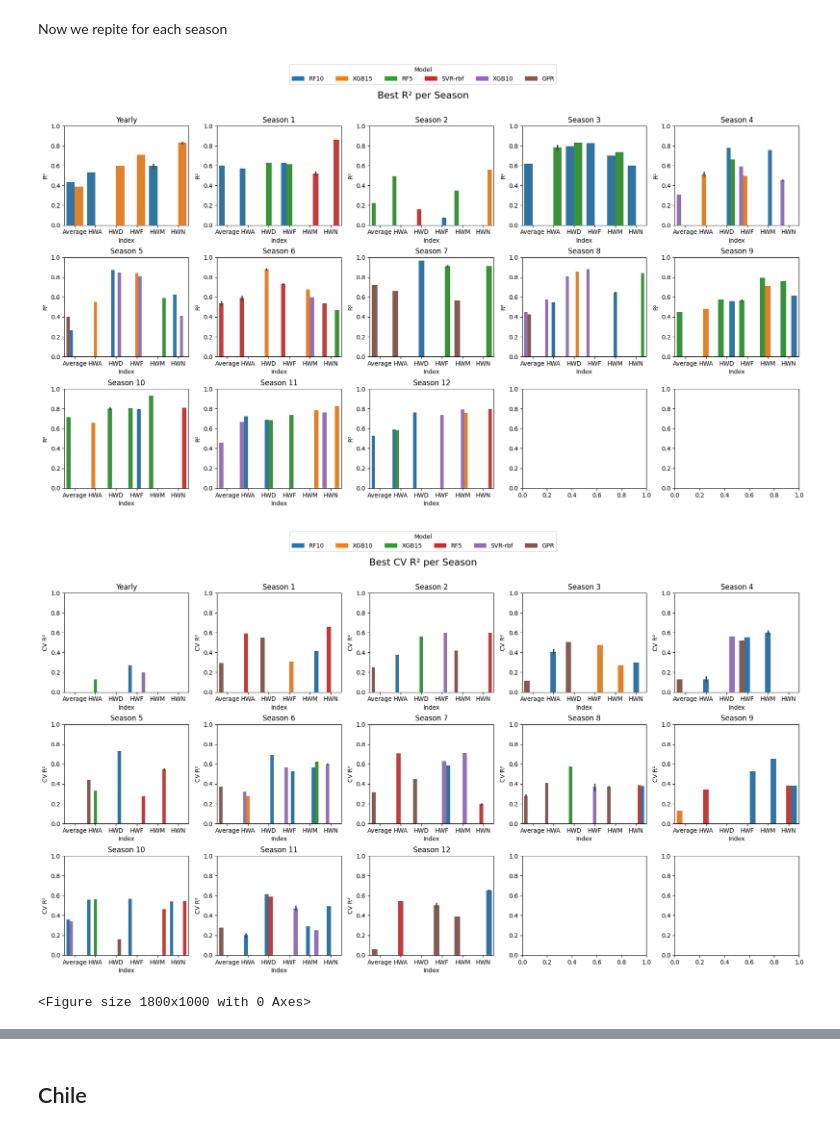
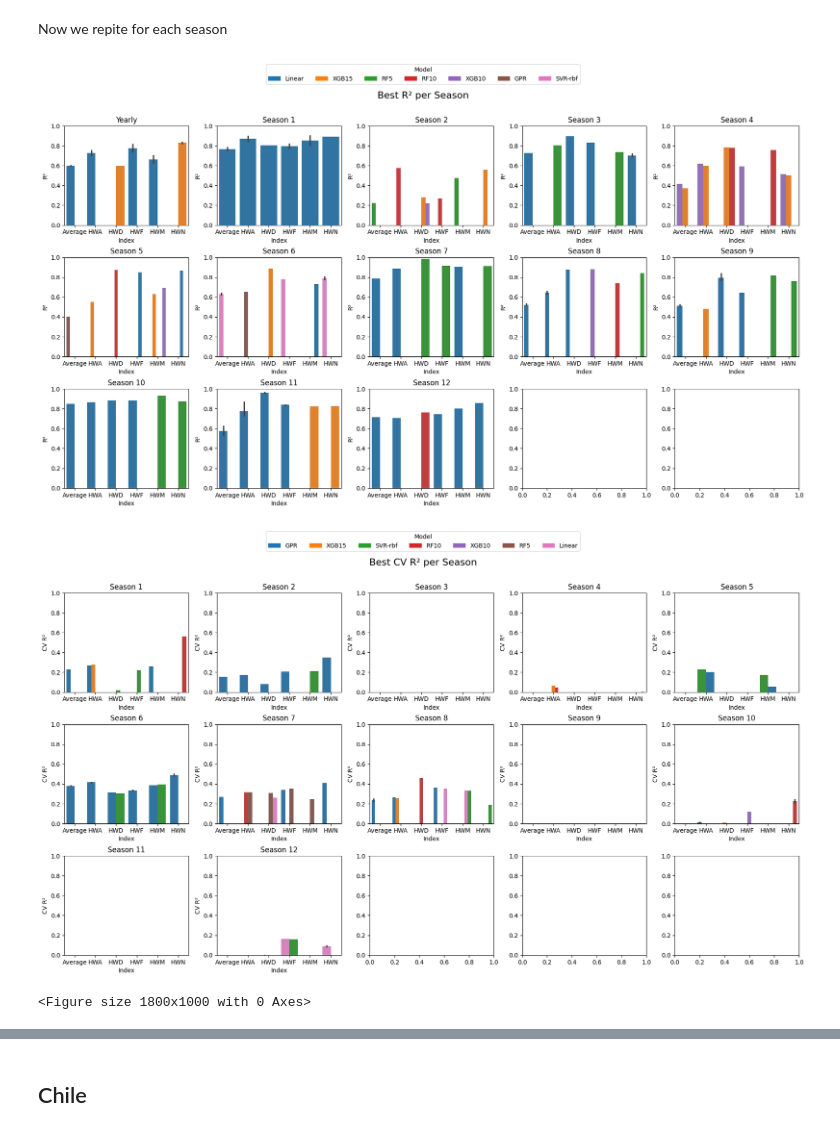
Before and after one commit to martinpavez/data, a Jupyter notebook: hw_extra/notebooks_prediction/prediction_results.ipynb, the cells around one changed output, grey strips where cells are left out. Saved outputs shown, nothing was run; the diff lists cells and outputs as text; code cells hidden in the pictures.

Commit message:
Corrected to CV=10 results

```diff
--- a/hw_extra/notebooks_prediction/prediction_results.ipynb
+++ b/hw_extra/notebooks_prediction/prediction_results.ipynb
@@ -15,7 +15,7 @@ import cartopy.feature as cfeature
 def summarize_best_results_by_index(results, metadata, metric="r2", stage="prediction", top_n=1):
 
     # Filter for prediction stage based on metric
-    prediction_results = results[(results["stage"] == stage) & (results["metric"] == metric)& (results["model"]!="Linear")]
+    prediction_results = results[(results["stage"] == stage) & (results["metric"] == metric)]
     #prediction_results = results[(results["stage"] == stage) & (results["metric"] == metric)]
 
 
@@ -23,13 +23,13 @@ def summarize_best_results_by_index(results, metadata, metric="r2", stage="predi
     best_results = prediction_results.set_index(["model", "season", "id_data"])[["HWN", "HWF", "HWD", "HWM", "HWA", "Average"]].stack().reset_index()
     best_results.columns = ["model", "season", "id_data", "index", "best_value"]
 
-    if metric in ["r2", "cv_r2"]:
+    if metric =="r2":
         best_results = best_results.groupby("index").apply(lambda x: x.nlargest(top_n, "best_value")).reset_index(drop=True)
     else:  # metric == "mape"
         best_results = best_results.groupby("index").apply(lambda x: x.nsmallest(top_n, "best_value")).reset_index(drop=True)
 
     # Get corresponding training values
-    if metric in ["r2", "mape"]:
+    if metric in ["r2", "mape"] and stage!="CV":
         training_results = results[(results["stage"] == "training") & (results["metric"] == metric) & results["id_data"].isin(best_results["id_data"])]
         training_results = training_results.set_index(["model", "season", "id_data"])[["HWN", "HWF", "HWD", "HWM", "HWA", "Average"]].stack().reset_index()
         training_results.columns = ["model", "season", "id_data", "index", "training_value"]
@@ -47,7 +47,7 @@ def summarize_best_results_by_index(results, metadata, metric="r2", stage="predi
 
     return summary
 
-def plot_best_results_per_season(df, metric, title):
+def plot_best_results_per_season(df, metric, stage, title):
     seasons = sorted(df["season"].unique())
 
     fig, axes = plt.subplots(3, 5, figsize=(18, 10))  # Adjust layout
@@ -74,8 +74,8 @@ def plot_best_results_per_season(df, metric, title):
         ax.set_xlabel("Index")
         ax.set_ylabel(metric)
         ax.legend().remove()  # Remove subplot legends
-        if "MAPE" in metric:
-            ax.set_ylim(bottom=0, top=0.5)
+        if "MAPE" in metric and "CV"==stage:
+            ax.set_ylim(bottom=-1, top=0)
         else:
             ax.set_ylim(bottom=0, top=1)
 
@@ -228,5 +226,7 @@ metadata
 # %%
-results = pd.read_csv(f"data/{region}_results/results.csv")
+results_sst = pd.read_csv(f"data/{region}_results/results_sst.csv")
+results_t2m = pd.read_csv(f"data/{region}_results/results.csv")
+results = pd.concat((results_sst,results_t2m))
 results
 # %% [output]
 |  | model | season | metric | stage | HWN | HWF | HWD | HWM | HWA | Average | id_data |
@@ -271,31 +272,35 @@ summary_cv_r2
 Now we repite for each season
 # %%
 cv_r2_seasons = {}
+cv_mape_seasons = {}
 r2_seasons = {}
 mape_seasons = {}
 for i in range(13):
     results_season = results[results["season"]==i]
-    cv_r2_seasons[i] = summarize_best_results_by_index(results_season, metadata, metric="cv_r2",stage="CV" , top_n=2)
+    cv_r2_seasons[i] = summarize_best_results_by_index(results_season, metadata, metric="r2",stage="CV" , top_n=2)
     r2_seasons[i] = summarize_best_results_by_index(results_season, metadata, metric="r2",stage="prediction", top_n=2)
     mape_seasons[i] = summarize_best_results_by_index(results_season, metadata, metric="mape",stage="prediction", top_n=2)
+    cv_mape_seasons[i] = summarize_best_results_by_index(results_season, metadata, metric="mape",stage="CV", top_n=2)
 
 cv_r2_seasons = pd.concat(list(cv_r2_seasons.values()))
+cv_mape_seasons = pd.concat(list(cv_mape_seasons.values()))
 r2_seasons = pd.concat(list(r2_seasons.values()))
 mape_seasons = pd.concat(list(mape_seasons.values()))
 print()
-r2_seasons[["model","season", "index", "best_value", "training_value", "top_n", "var_thresh", "var_temp"]].to_csv("r2_per_season.csv", index=False)
-cv_r2_seasons[["model","season", "index", "best_value", "top_n", "var_thresh", "var_temp"]].to_csv("cv_r2_per_season.csv", index=False)
+r2_seasons[["model","season", "index", "best_value", "training_value", "top_n", "var_thresh", "extra_indices", "only_sea"]].to_csv("r2_per_season.csv", index=False)
+cv_r2_seasons[["model","season", "index", "best_value", "top_n", "var_thresh","extra_indices", "only_sea"]].to_csv("r2_CV_per_season.csv", index=False)
 # %%
 # Plot R2 results
-plot_best_results_per_season(r2_seasons, "R²", "Best R² per Season")
+plot_best_results_per_season(r2_seasons, "R²", "prediction", "Best R² per Season")
 
 # Plot CV R2 results
-plot_best_results_per_season(cv_r2_seasons, "CV R²", "Best CV R² per Season")
+plot_best_results_per_season(cv_r2_seasons, "CV R²", "CV","Best CV R² per Season")
 
 # Plot MAPE results (invert y-axis since lower is better)
 plt.figure(figsize=(18, 10))
-plot_best_results_per_season(mape_seasons, "MAPE", "Best MAPE per Season")
+plot_best_results_per_season(mape_seasons, "MAPE", "prediction", "Best MAPE per Season")
+plot_best_results_per_season(cv_mape_seasons, "CV MAPE", "CV", "Best CV MAPE per Season")
 # %% [output]
-[figure, old version]
+[figure, new version]
-[figure, old version]
+[figure, new version]
 <Figure size 1800x1000 with 0 Axes>
```
Also changed, not shown: parts of 27 cells of this notebook, 24 other files.
